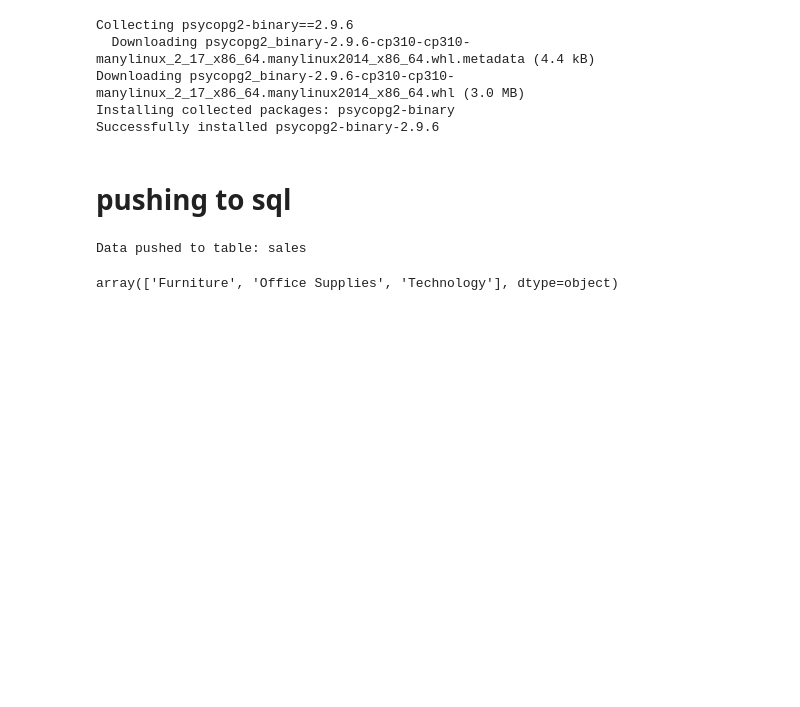
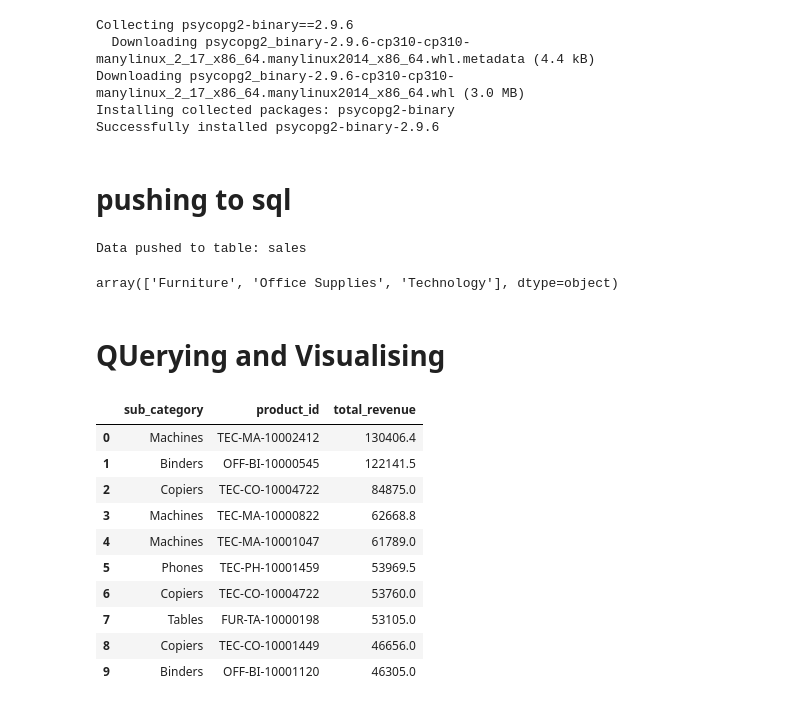
Before and after one commit to Koveraaman/Mini_Project, a Jupyter notebook: Retail_sales_Data_Analysis.ipynb, the cells around one changed output. Saved outputs shown, nothing was run; the diff lists cells and outputs as text; code cells hidden in the pictures; blank space fills up the shorter version.

```diff
--- a/Retail_sales_Data_Analysis.ipynb
+++ b/Retail_sales_Data_Analysis.ipynb
@@ -281,3 +281,5 @@ Data pushed to table: sales
 df1['category'].unique()
 # %% [output]
 array(['Furniture', 'Office Supplies', 'Technology'], dtype=object)
+# %% [markdown]
+# QUerying and Visualising
@@ -283,0 +292,34 @@ array(['Furniture', 'Office Supplies', 'Technology'], dtype=object)
+# %%
+conn= psycopg2.connect( user = 'postgres',
+password = 'Qwerty8667392330',
+host = 'raamdb.c3c2ywi2y9sh.ap-south-1.rds.amazonaws.com',
+port = '5432',  # Default is 5432
+database = 'postgres')
+
+cursor=conn.cursor()
+# %%
+#1. Find Top 10 revenue generating products
+
+query="""
+select p.sub_category, s.product_id, s.sales_price as total_revenue
+from sales as s join product_details as p on p.order_id=s.order_id
+group by p.sub_category, s.product_id, s.sales_price order by total_revenue desc limit 10;"""
+
+cursor.execute(query)
+rows = cursor.fetchall()
+columns = [desc[0] for desc in cursor.description]
+data = pd.DataFrame(rows, columns=columns)
+# %%
+data
+# %% [output]
+|  | sub_category | product_id | total_revenue |
+| 0 | Machines | TEC-MA-10002412 | 130406.4 |
+| 1 | Binders | OFF-BI-10000545 | 122141.5 |
+| 2 | Copiers | TEC-CO-10004722 | 84875.0 |
+| 3 | Machines | TEC-MA-10000822 | 62668.8 |
+| 4 | Machines | TEC-MA-10001047 | 61789.0 |
+| 5 | Phones | TEC-PH-10001459 | 53969.5 |
+| 6 | Copiers | TEC-CO-10004722 | 53760.0 |
+| 7 | Tables | FUR-TA-10000198 | 53105.0 |
+| 8 | Copiers | TEC-CO-10001449 | 46656.0 |
+| 9 | Binders | OFF-BI-10001120 | 46305.0 |
```
Also changed, not shown: parts of 22 cells of this notebook.
